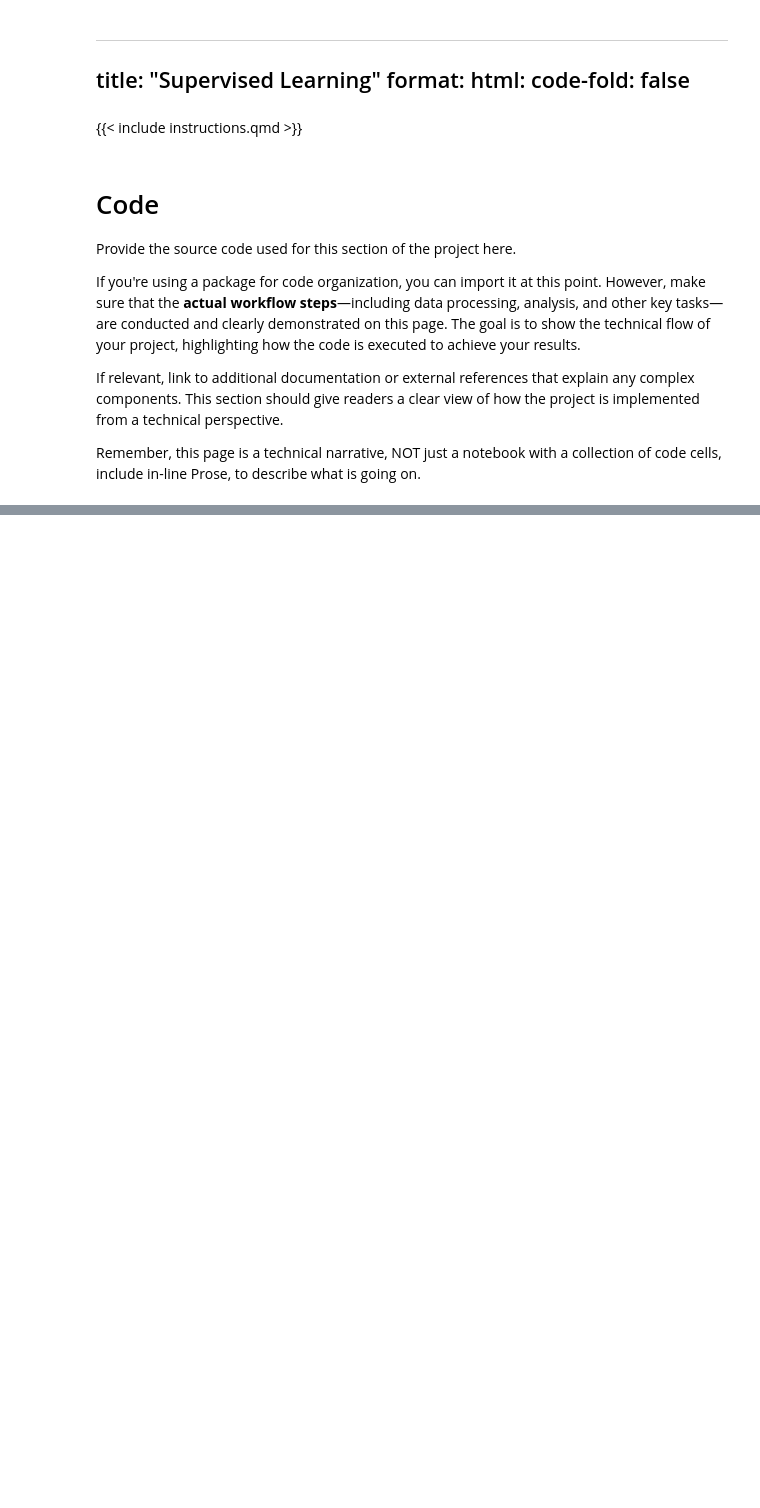
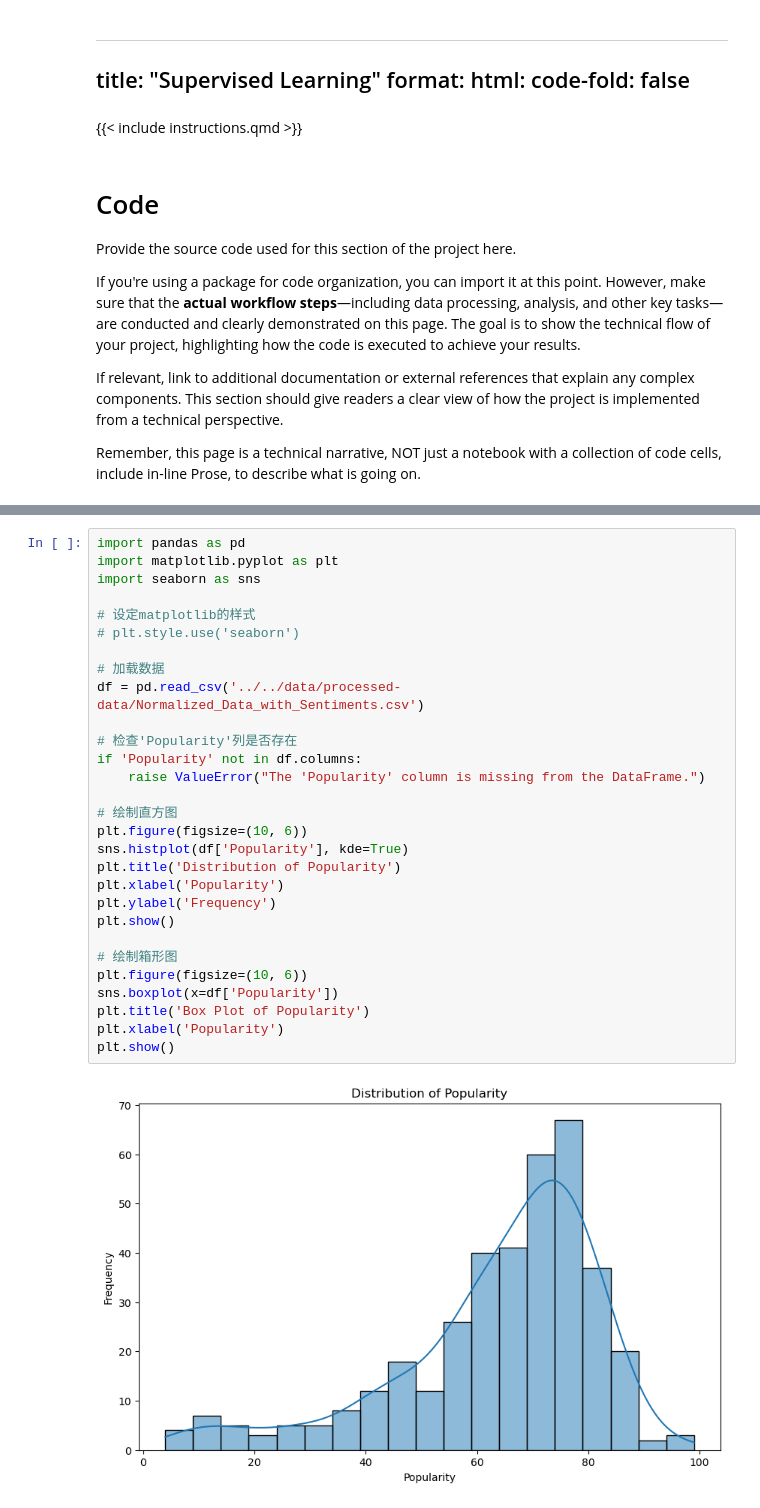
Before and after one commit to Jaycallyz/DSAN-5000-Project, a Jupyter notebook: technical-details/supervised-learning/main.ipynb, the cells around one changed output, grey strips where cells are left out. Saved outputs shown, nothing was run; the diff lists cells and outputs as text; blank space fills up the shorter version.

```diff
--- a/technical-details/supervised-learning/main.ipynb
+++ b/technical-details/supervised-learning/main.ipynb
@@ -66,0 +155,31 @@ ValueError: The 'popularity' column is missing from the DataFrame.
+# %%
+import pandas as pd
+import matplotlib.pyplot as plt
+import seaborn as sns
+
+# 设定matplotlib的样式
+# plt.style.use('seaborn')
+
+# 加载数据
+df = pd.read_csv('../../data/processed-data/Normalized_Data_with_Sentiments.csv')
+
+# 检查'Popularity'列是否存在
+if 'Popularity' not in df.columns:
+    raise ValueError("The 'Popularity' column is missing from the DataFrame.")
+
+# 绘制直方图
+plt.figure(figsize=(10, 6))
+sns.histplot(df['Popularity'], kde=True)
+plt.title('Distribution of Popularity')
+plt.xlabel('Popularity')
+plt.ylabel('Frequency')
+plt.show()
+
+# 绘制箱形图
+plt.figure(figsize=(10, 6))
+sns.boxplot(x=df['Popularity'])
+plt.title('Box Plot of Popularity')
+plt.xlabel('Popularity')
+plt.show()
+# %% [output]
+[figure, added]
```
Also changed, not shown: parts of 7 cells of this notebook.
